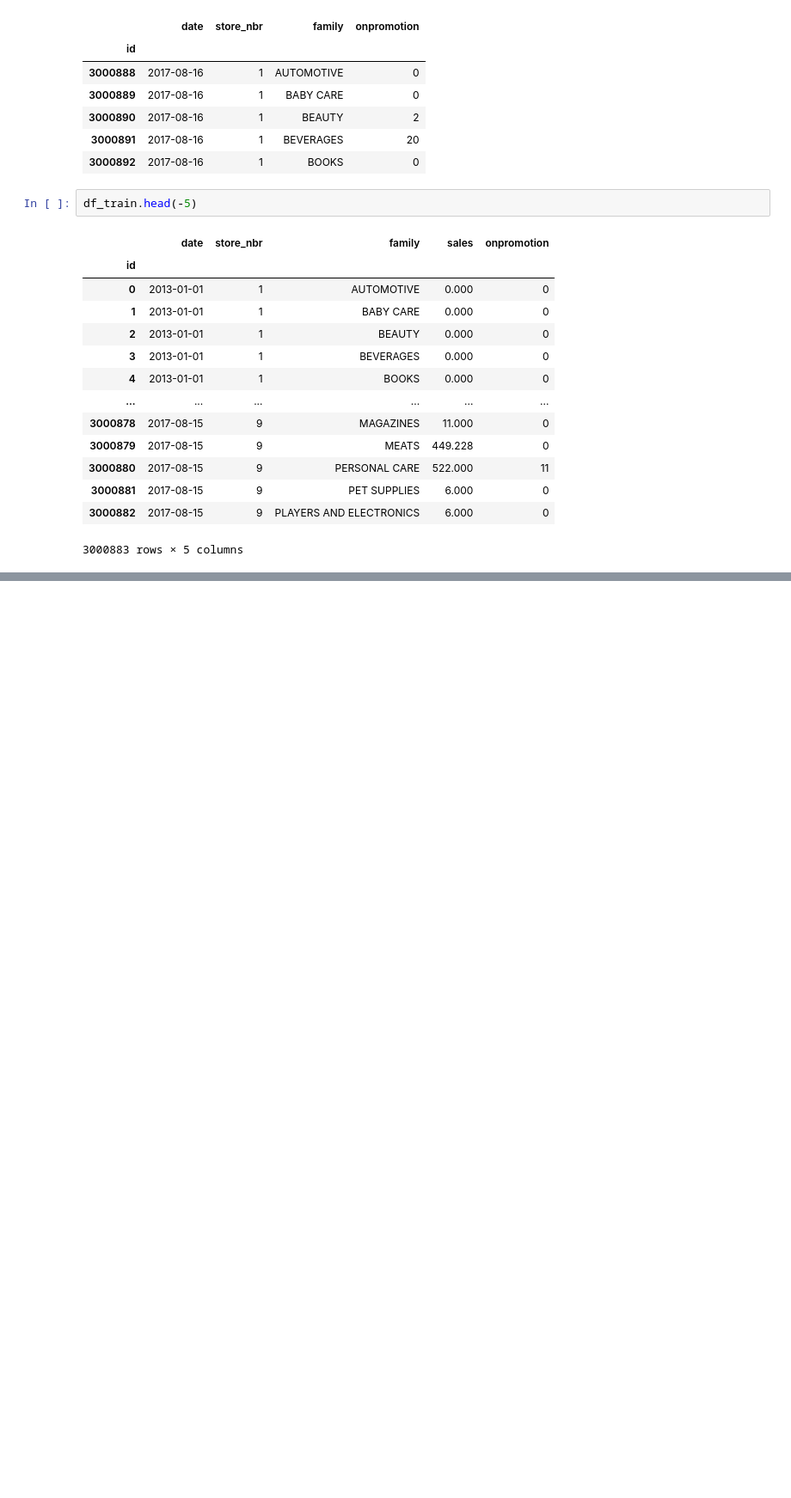
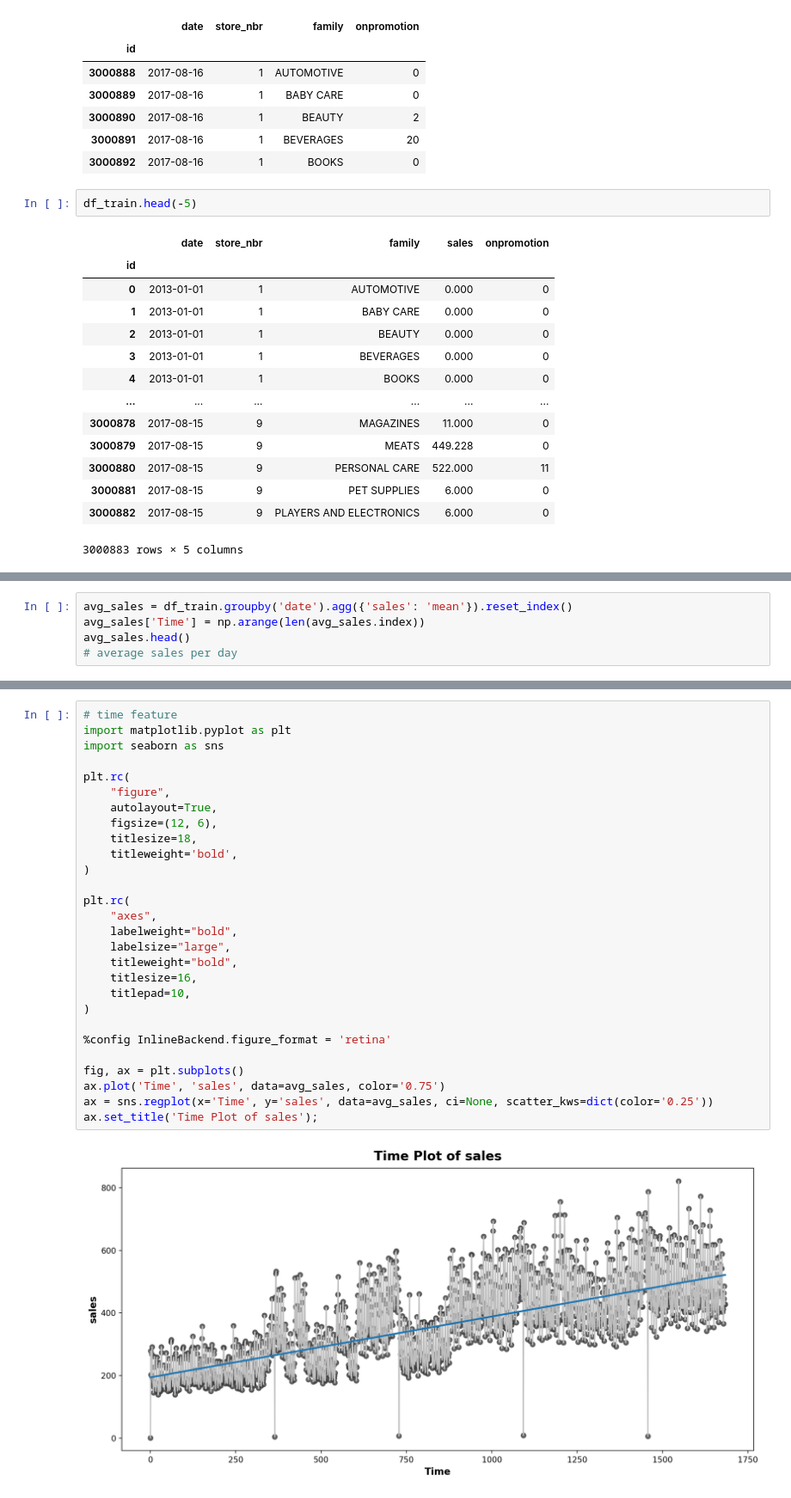
Before and after one commit to josephbak/store-sales-tsf, a Jupyter notebook: eda.ipynb, the cells around one changed output, grey strips where cells are left out. Shown at 86% size. Saved outputs shown, nothing was run; the diff lists cells and outputs as text; blank space fills up the shorter version.

```diff
--- a/eda.ipynb
+++ b/eda.ipynb
@@ -659,0 +761,5 @@ df_train.head(-5)
+# %%
+avg_sales = df_train.groupby('date').agg({'sales': 'mean'}).reset_index()
+avg_sales['Time'] = np.arange(len(avg_sales.index))
+avg_sales.head()
+# average sales per day
@@ -659,0 +773,30 @@ df_train.head(-5)
+# %%
+# time feature
+import matplotlib.pyplot as plt
+import seaborn as sns
+
+plt.rc(
+    "figure",
+    autolayout=True,
+    figsize=(12, 6),
+    titlesize=18,
+    titleweight='bold',
+)
+
+plt.rc(
+    "axes",
+    labelweight="bold",
+    labelsize="large",
+    titleweight="bold",
+    titlesize=16,
+    titlepad=10,
+)
+
+%config InlineBackend.figure_format = 'retina'
+
+fig, ax = plt.subplots()
+ax.plot('Time', 'sales', data=avg_sales, color='0.75')
+ax = sns.regplot(x='Time', y='sales', data=avg_sales, ci=None, scatter_kws=dict(color='0.25'))
+ax.set_title('Time Plot of sales');
+# %% [output]
+[figure, added]
```
Also changed, not shown: parts of 40 cells of this notebook, 1 other file.
